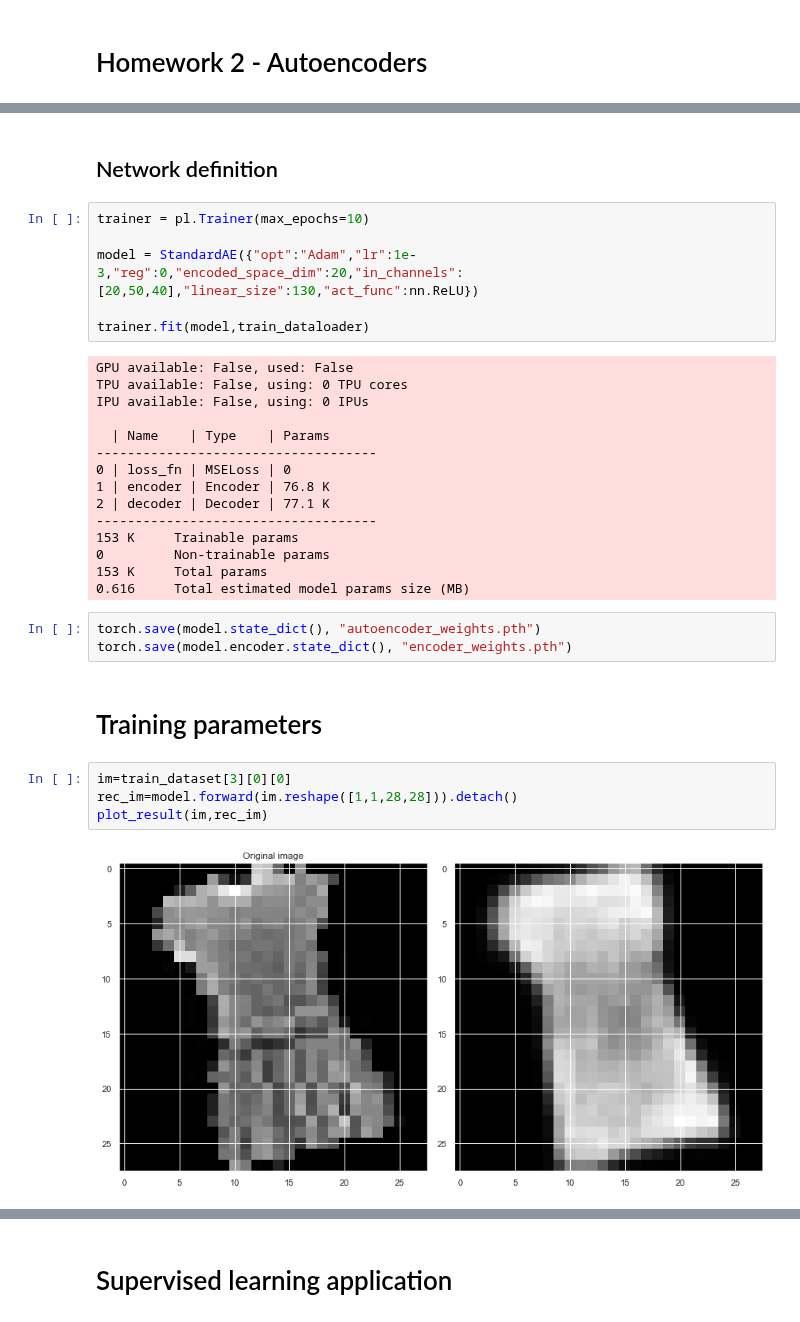
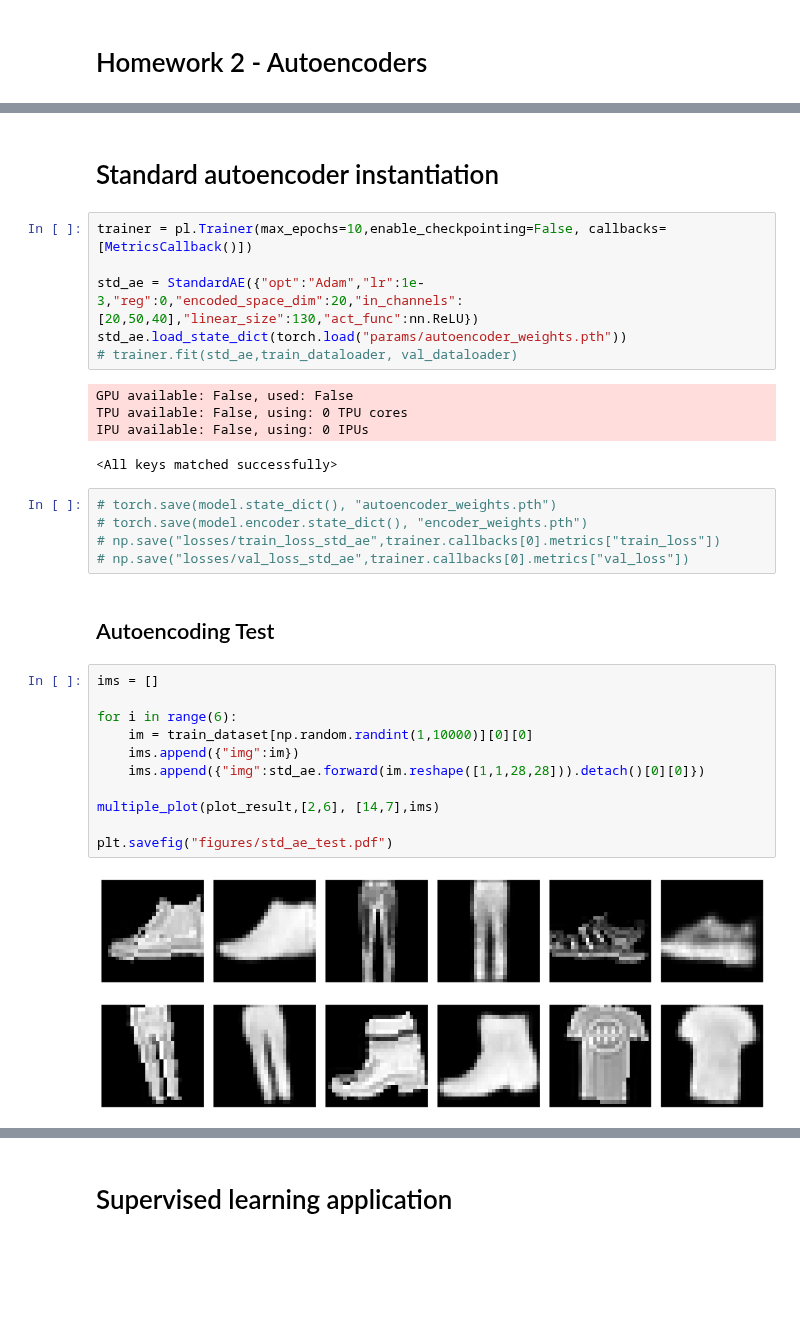
Before and after one commit to Confizolo/PoDProjects, a Jupyter notebook: NNDL/HW2/nndl_2021__homework_2.ipynb, the cells around one changed output, grey strips where cells are left out. Drawn from its saved outputs; the diff is of its cells as text; blank space fills up the shorter version.

```diff
--- a/NNDL/HW2/nndl_2021__homework_2.ipynb
+++ b/NNDL/HW2/nndl_2021__homework_2.ipynb
@@ -63,36 +72,35 @@ train_dataloader = DataLoader(train_dataset, batch_size=128, shuffle=True, num_w
 ### Define test dataloader
 test_dataloader = DataLoader(test_dataset, batch_size=128, shuffle=False, num_workers=n_cores)
 # %% [markdown]
-## Network definition
+# Standard autoencoder instantiation
 # %%
-trainer = pl.Trainer(max_epochs=10)
+trainer = pl.Trainer(max_epochs=10,enable_checkpointing=False, callbacks=[MetricsCallback()])
 
-model = StandardAE({"opt":"Adam","lr":1e-3,"reg":0,"encoded_space_dim":20,"in_channels":[20,50,40],"linear_size":130,"act_func":nn.ReLU})
-
-trainer.fit(model,train_dataloader)
+std_ae = StandardAE({"opt":"Adam","lr":1e-3,"reg":0,"encoded_space_dim":20,"in_channels":[20,50,40],"linear_size":130,"act_func":nn.ReLU})
+std_ae.load_state_dict(torch.load("params/autoencoder_weights.pth"))
+# trainer.fit(std_ae,train_dataloader, val_dataloader)
 # %% [output]
 GPU available: False, used: False
 TPU available: False, using: 0 TPU cores
 IPU available: False, using: 0 IPUs
-
-  | Name    | Type    | Params
-------------------------------------
-0 | loss_fn | MSELoss | 0
-1 | encoder | Encoder | 76.8 K
-2 | decoder | Decoder | 77.1 K
-------------------------------------
-153 K     Trainable params
-0         Non-trainable params
-153 K     Total params
-0.616     Total estimated model params size (MB)
+<All keys matched successfully>
 # %%
-torch.save(model.state_dict(), "autoencoder_weights.pth")
-torch.save(model.encoder.state_dict(), "encoder_weights.pth")
+# torch.save(model.state_dict(), "autoencoder_weights.pth")
+# torch.save(model.encoder.state_dict(), "encoder_weights.pth")
+# np.save("losses/train_loss_std_ae",trainer.callbacks[0].metrics["train_loss"])
+# np.save("losses/val_loss_std_ae",trainer.callbacks[0].metrics["val_loss"])
 # %% [markdown]
-# Training parameters
+## Autoencoding Test
 # %%
-im=train_dataset[3][0][0]
-rec_im=model.forward(im.reshape([1,1,28,28])).detach()
-plot_result(im,rec_im)
+ims = []
+
+for i in range(6):
+    im = train_dataset[np.random.randint(1,10000)][0][0]
+    ims.append({"img":im})
+    ims.append({"img":std_ae.forward(im.reshape([1,1,28,28])).detach()[0][0]})
+
+multiple_plot(plot_result,[2,6], [14,7],ims)
+
+plt.savefig("figures/std_ae_test.pdf")
 # %% [output]
-[figure, old version]
+[figure, new version]
```
Also changed, not shown: parts of 52 cells of this notebook, 8 other files.
